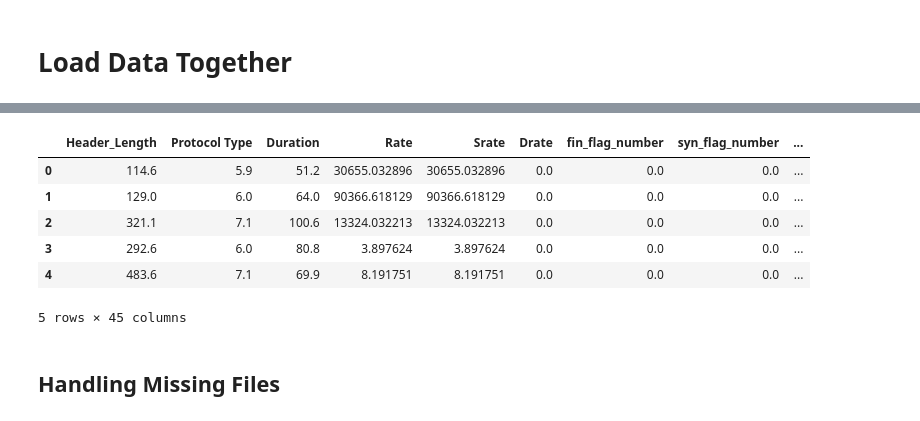
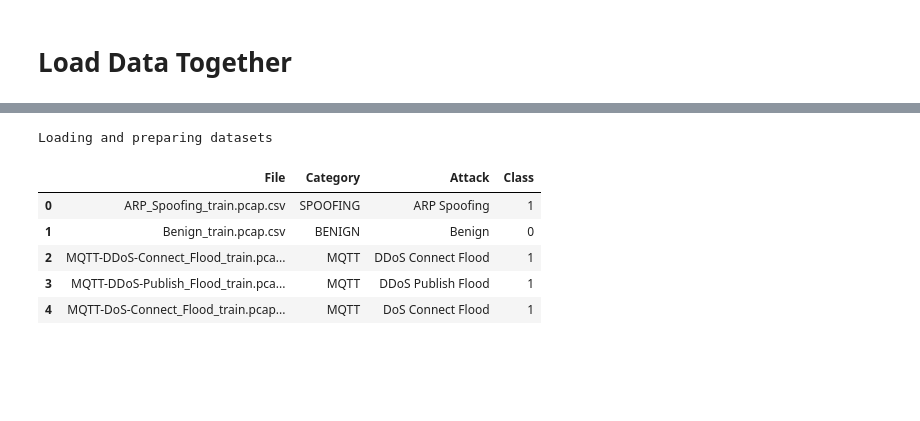
Before and after one commit to temunobe/anomaly_detection, a Jupyter notebook: data_processing.ipynb, the cells around one changed output, grey strips where cells are left out. Drawn from its saved outputs; the diff is of its cells as text; code cells hidden in the pictures; blank space fills up the shorter version.

```diff
--- a/data_processing.ipynb
+++ b/data_processing.ipynb
@@ -1147,0 +56,11 @@ dtype: object
+# %%
+DATA_DIR = "/data/user/bsindala/PhD/Research/CICIoMT2024/WiFI and MQTT/attacks/CSV/"
+MODEL_NAME = "roberta-base"
+OUTPUT_DIR = "/data/user/bsindala/PhD/Research/LLM_Anomaly_Detection/models"
+LOGGING_DIR = "/data/user/bsindala/PhD/Research/LLM_Anomaly_Detection/logs"
+NUM_EPOCHS = 10 #3
+BATCH_SIZE = 16
+LEARNING_RATE = 5e-5
+MAX_SEQ_LENGTH = 128
+CLASS_CONFIG = 19 # Choose 19, 6, or 2 based on your experiment
+RANDOM_STATE = 42
@@ -1181,0 +91,4 @@ Train Dataframe shape: (7160831, 45)
+# %%
+print(f'Loading and preparing datasets')
+# %% [output]
+Loading and preparing datasets
@@ -1182,12 +98,11 @@ Train Dataframe shape: (7160831, 45)
+# %%
+file_list = pd.read_csv(DATA_DIR + 'file_list.csv')
 # %%
-train_df.head()
+file_list.head()
 # %% [output]
-|  | Header_Length | Protocol Type | Duration | Rate | Srate | Drate | fin_flag_number | syn_flag_number | ... |
-| 0 | 114.6 | 5.9 | 51.2 | 30655.032896 | 30655.032896 | 0.0 | 0.0 | 0.0 | ... |
-| 1 | 129.0 | 6.0 | 64.0 | 90366.618129 | 90366.618129 | 0.0 | 0.0 | 0.0 | ... |
-| 2 | 321.1 | 7.1 | 100.6 | 13324.032213 | 13324.032213 | 0.0 | 0.0 | 0.0 | ... |
-| 3 | 292.6 | 6.0 | 80.8 | 3.897624 | 3.897624 | 0.0 | 0.0 | 0.0 | ... |
-| 4 | 483.6 | 7.1 | 69.9 | 8.191751 | 8.191751 | 0.0 | 0.0 | 0.0 | ... |
+|  | File | Category | Attack | Class |
+| 0 | ARP_Spoofing_train.pcap.csv | SPOOFING | ARP Spoofing | 1 |
+| 1 | Benign_train.pcap.csv | BENIGN | Benign | 0 |
+| 2 | MQTT-DDoS-Connect_Flood_train.pca... | MQTT | DDoS Connect Flood | 1 |
+| 3 | MQTT-DDoS-Publish_Flood_train.pca... | MQTT | DDoS Publish Flood | 1 |
+| 4 | MQTT-DoS-Connect_Flood_train.pcap... | MQTT | DoS Connect Flood | 1 |
-5 rows × 45 columns
-# %% [markdown]
-## Handling Missing Files
```
Also changed, not shown: parts of 452 cells of this notebook, 16 other files.
